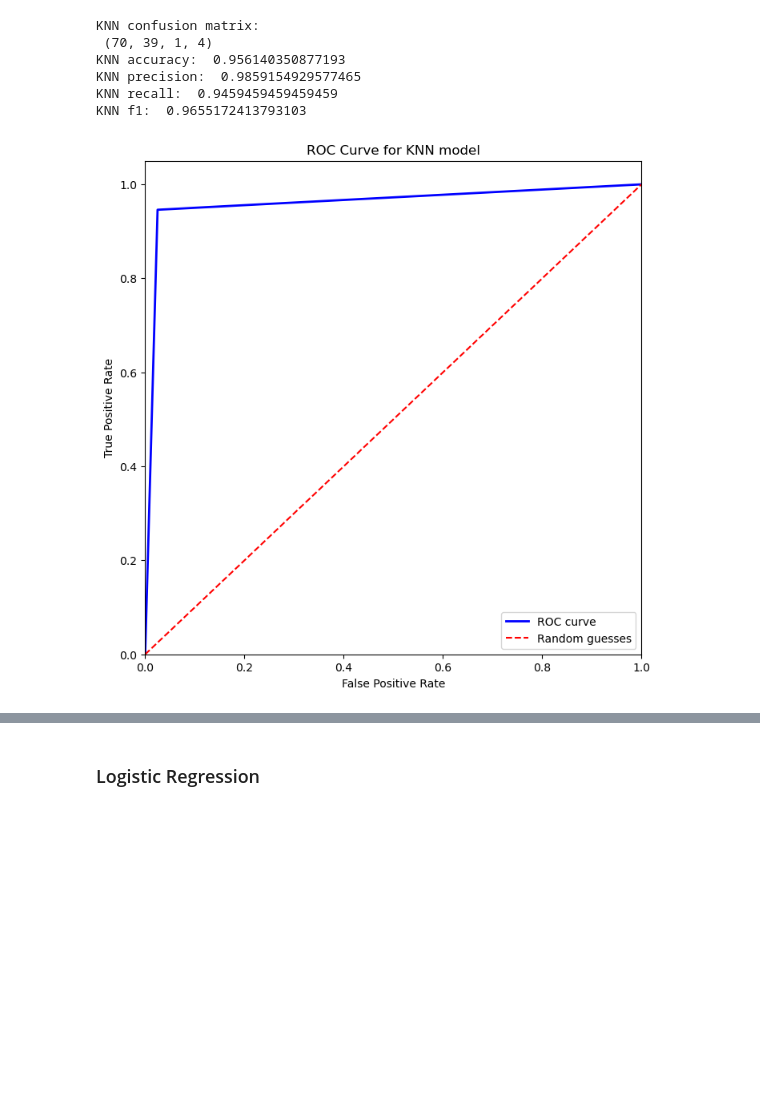
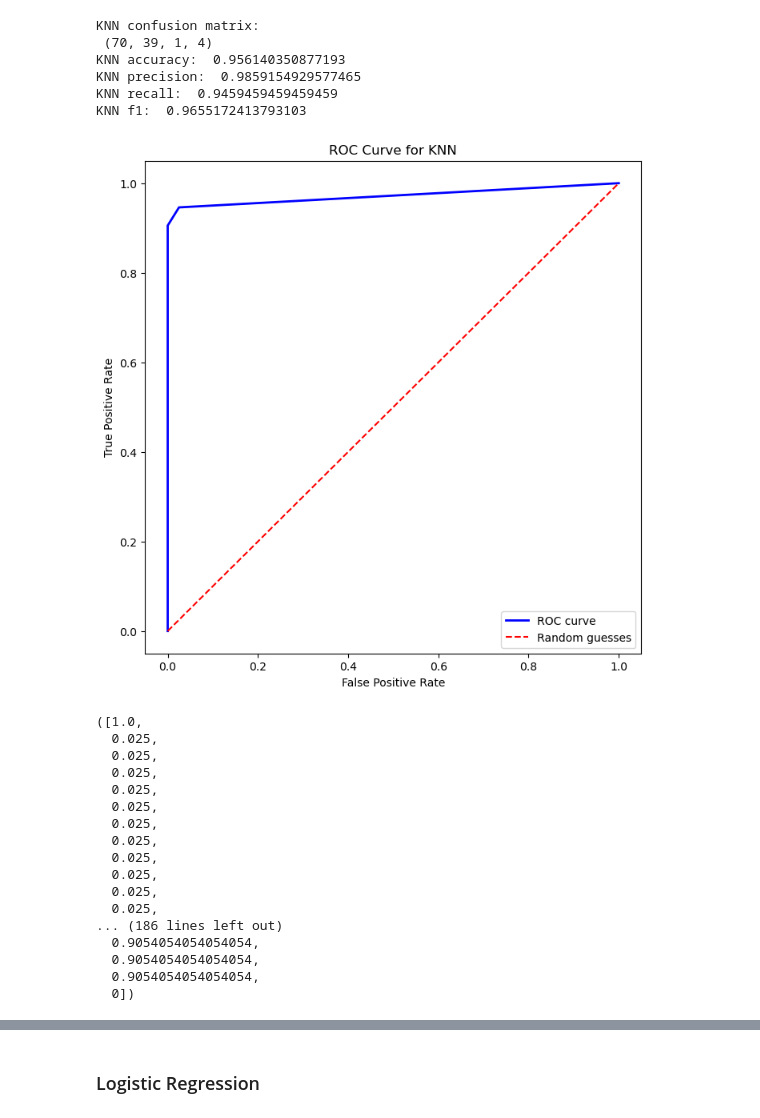
Before and after one commit to maxgubitosi/ML-Classification-Models-from-Scratch, a Jupyter notebook: Problema 1/Problema_1.ipynb, the cells around one changed output, grey strips where cells are left out. Saved outputs shown, nothing was run; the diff lists cells and outputs as text; code cells hidden in the pictures; blank space fills up the shorter version.

```diff
--- a/Problema 1/Problema_1.ipynb
+++ b/Problema 1/Problema_1.ipynb
@@ -185,7 +176,23 @@ KNN precision:  0.9859154929577465
 KNN recall:  0.9459459459459459
 KNN f1:  0.9655172413793103
 # %%
-# ROC curve
-fpr, tpr= roc_curve(y_validation, y_pred_knn, plot=True, model_name='KNN model')
+roc_curve(y_validation, knn_model, X_validation, plot=True, model_name='KNN')
 # %% [output]
-[figure, old version]
+[figure, new version]
+([1.0,
+  0.025,
+  0.025,
+  0.025,
+  0.025,
+  0.025,
+  0.025,
+  0.025,
+  0.025,
+  0.025,
+  0.025,
+  0.025,
+... (186 lines left out)
+  0.9054054054054054,
+  0.9054054054054054,
+  0.9054054054054054,
+  0])
```
Also changed, not shown: parts of 17 cells of this notebook, 2 other files.
